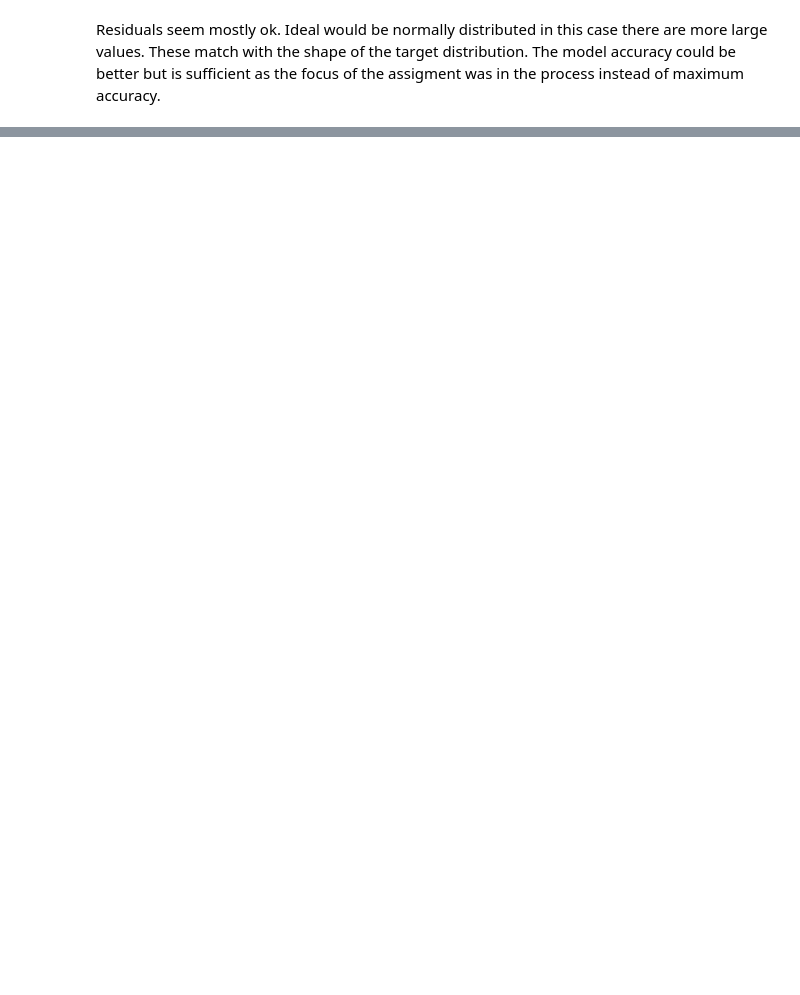
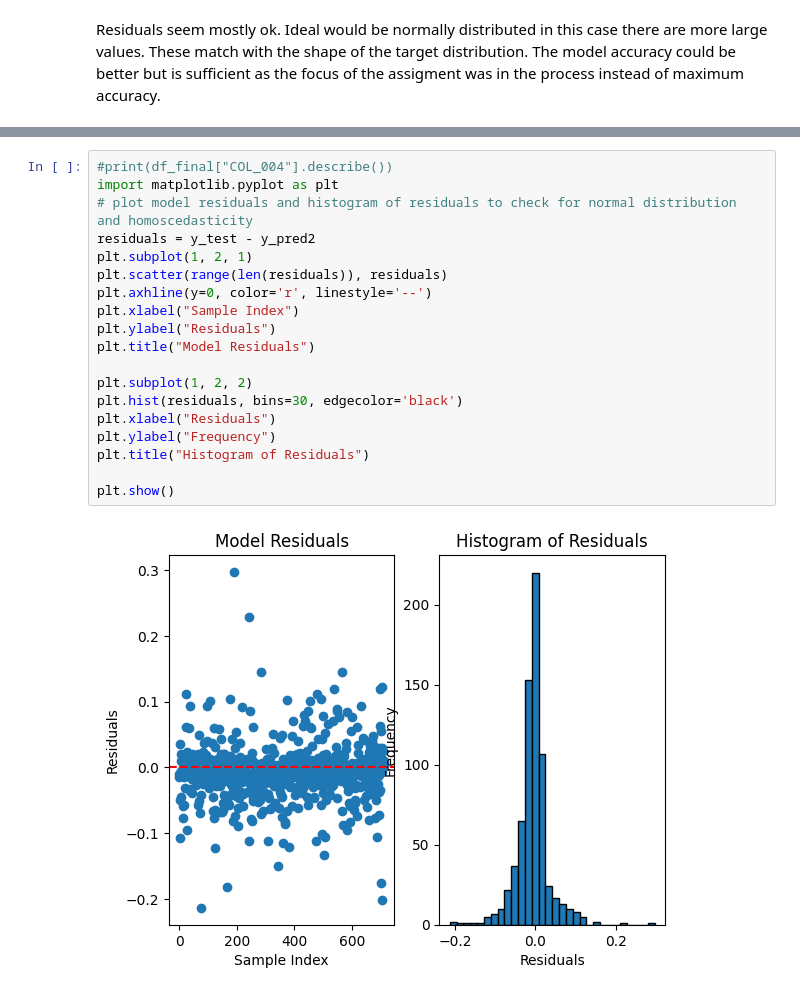
Before and after one commit to Henkka321/Aalto_projects, a Jupyter notebook: Kone_regression/RegressionML.ipynb, the cells around one changed output, grey strips where cells are left out. Saved outputs shown, nothing was run; the diff lists cells and outputs as text; blank space fills up the shorter version.

```diff
--- a/Kone_regression/RegressionML.ipynb
+++ b/Kone_regression/RegressionML.ipynb
@@ -330,0 +439,21 @@ The target distribution should be looked into if there are potential measurememe
+# %%
+#print(df_final["COL_004"].describe())
+import matplotlib.pyplot as plt
+# plot model residuals and histogram of residuals to check for normal distribution and homoscedasticity
+residuals = y_test - y_pred2
+plt.subplot(1, 2, 1)
+plt.scatter(range(len(residuals)), residuals)
+plt.axhline(y=0, color='r', linestyle='--')
+plt.xlabel("Sample Index")
+plt.ylabel("Residuals")
+plt.title("Model Residuals")
+
+plt.subplot(1, 2, 2)
+plt.hist(residuals, bins=30, edgecolor='black')
+plt.xlabel("Residuals")
+plt.ylabel("Frequency")
+plt.title("Histogram of Residuals")
+
+plt.show()
+# %% [output]
+[figure, added]
```
Also changed, not shown: parts of 6 cells of this notebook.
